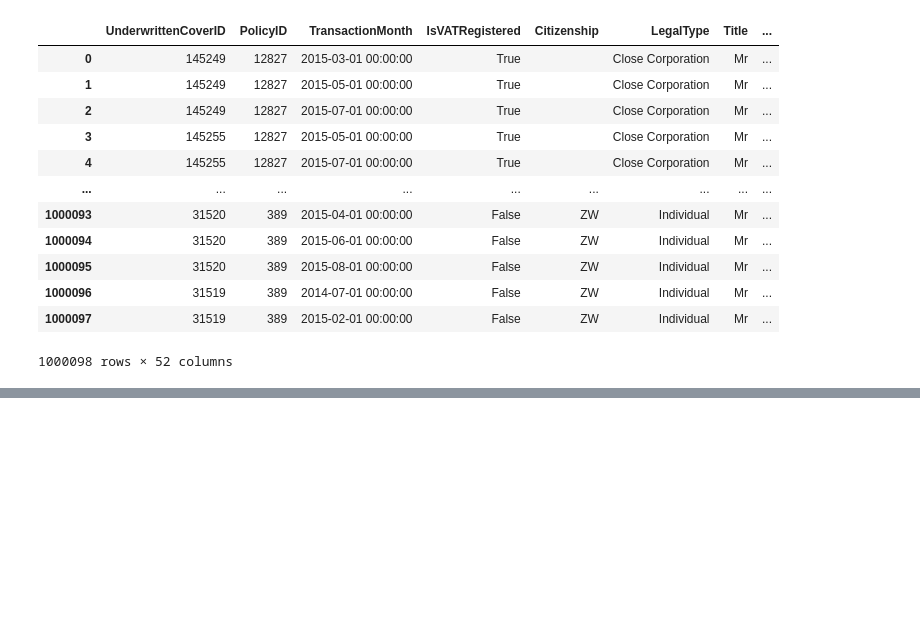
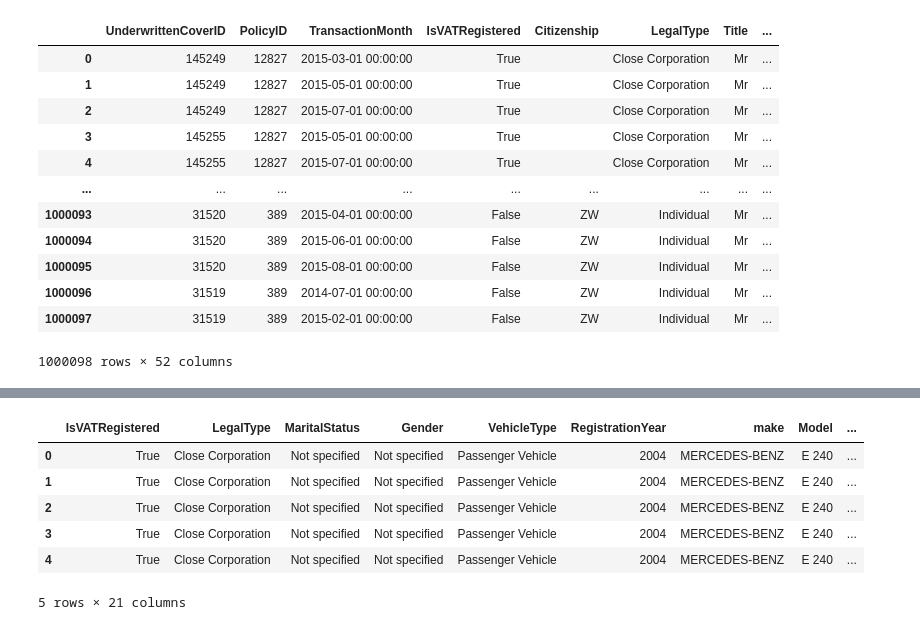
Before and after one commit to GetieBalew24/AlphaCare_Insurance_Solutions, a Jupyter notebook: notebooks/statstical_modeling.ipynb, the cells around one changed output, grey strips where cells are left out. Drawn from its saved outputs; the diff is of its cells as text; code cells hidden in the pictures; blank space fills up the shorter version.

```diff
--- a/notebooks/statstical_modeling.ipynb
+++ b/notebooks/statstical_modeling.ipynb
@@ -67,0 +79,10 @@ new_df
+# %%
+selected_data.head(5)
+# %% [output]
+|  | IsVATRegistered | LegalType | MaritalStatus | Gender | VehicleType | RegistrationYear | make | Model | ... |
+| 0 | True | Close Corporation | Not specified | Not specified | Passenger Vehicle | 2004 | MERCEDES-BENZ | E 240 | ... |
+| 1 | True | Close Corporation | Not specified | Not specified | Passenger Vehicle | 2004 | MERCEDES-BENZ | E 240 | ... |
+| 2 | True | Close Corporation | Not specified | Not specified | Passenger Vehicle | 2004 | MERCEDES-BENZ | E 240 | ... |
+| 3 | True | Close Corporation | Not specified | Not specified | Passenger Vehicle | 2004 | MERCEDES-BENZ | E 240 | ... |
+| 4 | True | Close Corporation | Not specified | Not specified | Passenger Vehicle | 2004 | MERCEDES-BENZ | E 240 | ... |
+5 rows × 21 columns
```
Also changed, not shown: parts of 5 cells of this notebook.
